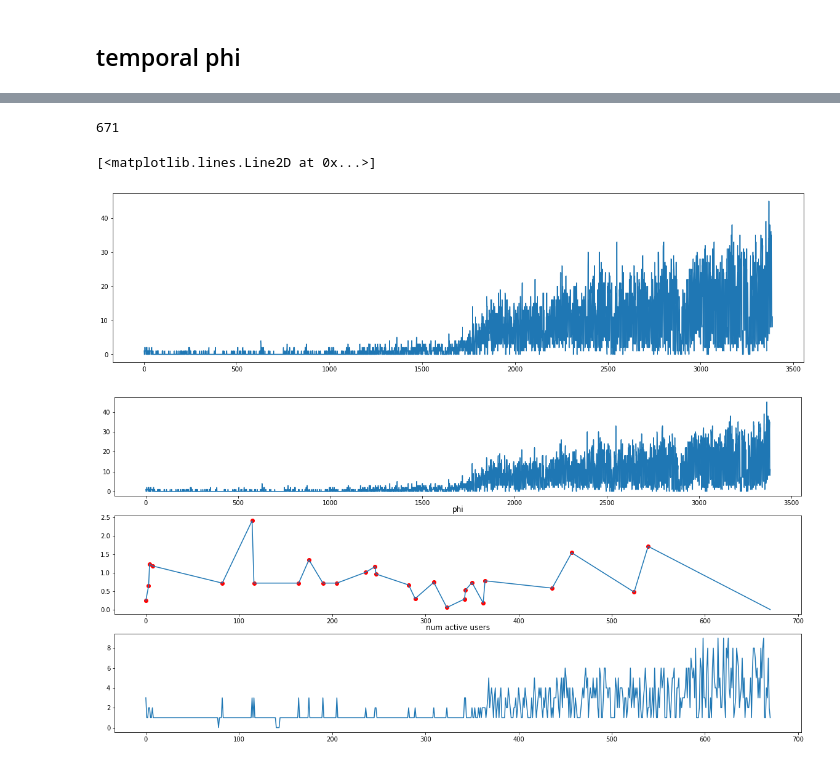
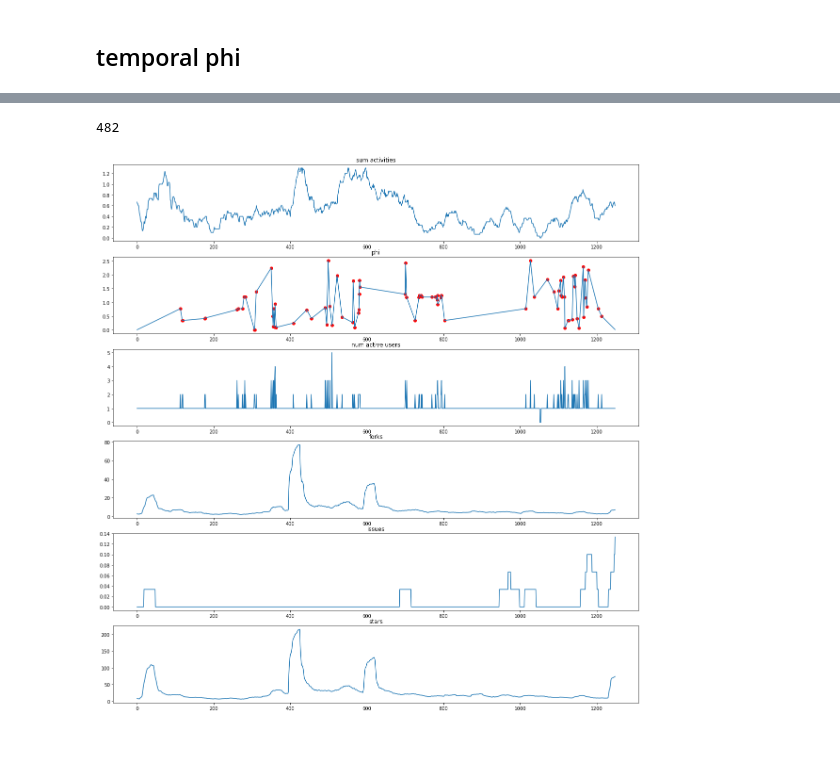
Before and after one commit to s-omranpour/Social-Phi, a Jupyter notebook: examples/main.ipynb, the cells around one changed output, grey strips where cells are left out. Cells and saved outputs as stored; diff of their text form; code cells hidden in the pictures.

```diff
--- a/examples/main.ipynb
+++ b/examples/main.ipynb
@@ -37,6 +26,6 @@ act
 # %%
-from social_phi import get_signal
+from social_phi import get_signal, sliding_window, get_single_signal
 
-sig = get_signal(act, time_scale=1, binarize=True)
+sig = get_signal(stats['activities'], time_scale=24*3600, binarize=True)
 sig.shape
 # %% [output]
@@ -43,0 +54,10 @@ sig.shape
+# %%
+plt.figure(figsize=(15, 3*len(metrics)))
+
+titles = ['forks', 'issues', 'stars']
+for i,metric in enumerate(metrics):
+    plt.subplot(len(metrics), 1, i+1)
+    plt.title(titles[i])
+    plt.plot(metric)
+
+plt.show()
@@ -43,0 +66,12 @@ sig.shape
+# %%
+metrics_windowed = sliding_window(metrics, agg_func=np.mean, window=30, hop=1)
+num_act = sliding_window(sig.sum(axis=0).reshape(1,-1), agg_func=np.mean, window=30, hop=1)[0]
+print(metrics_windowed.shape, num_act.shape)
+
+
+plt.figure(figsize=(15, 3*len(metrics_windowed)))
+for i,metric in enumerate(metrics_windowed):
+    plt.subplot(len(metrics_windowed), 1, i+1)
+    plt.title(titles[i])
+    plt.plot(metric)
+plt.show()
@@ -46,7 +103,7 @@ sig.shape
 # %%
 from social_phi import phi_for_act_sig
 
-phis, phis_orig, n_users = phi_for_act_sig(sig, window=30, hop=5, base=2)
+phis, phis_orig, n_users = phi_for_act_sig(sig, window=30, hop=4, base=2)
 len(phis)
 # %% [output]
-671
+482
@@ -63,26 +110,26 @@ len(phis)
-# %%
-plt.figure(figsize=(20,5))
-plt.plot(sig.sum(axis=0))
-# %% [output]
-[<matplotlib.lines.Line2D at 0x...>]
-[figure, removed]
 # %%
-plt.figure(figsize=(20,10))
+plt.figure(figsize=(20,21))
 
-plt.subplot(3,1,1)
-plt.plot(sig.sum(axis=0))
+plt.subplot(3 + len(metrics_windowed),1,1)
+plt.title('sum activities')
+plt.plot(num_act)
 
-plt.subplot(3,1,2)
+plt.subplot(3+ len(metrics_windowed),1,2)
 plt.title('phi')
 data = np.array(list(enumerate(phis_orig)))
 plt.scatter(x=data[:,0], y=data[:,1], c='red')
 plt.plot(phis)
 
-plt.subplot(3,1,3)
+plt.subplot(3+ len(metrics_windowed),1,3)
 plt.title('num active users')
 plt.plot(n_users)
 
+for i in range(len(metrics_windowed)):
+    plt.subplot(3+ len(metrics_windowed),1,4+i)
+    plt.title(titles[i])
+    plt.plot(metrics_windowed[i])
+
 
 plt.show()
 # %% [output]
-[figure, old version]
+[figure, new version]
```
Also changed, not shown: parts of 20 cells of this notebook, 24 other files.
